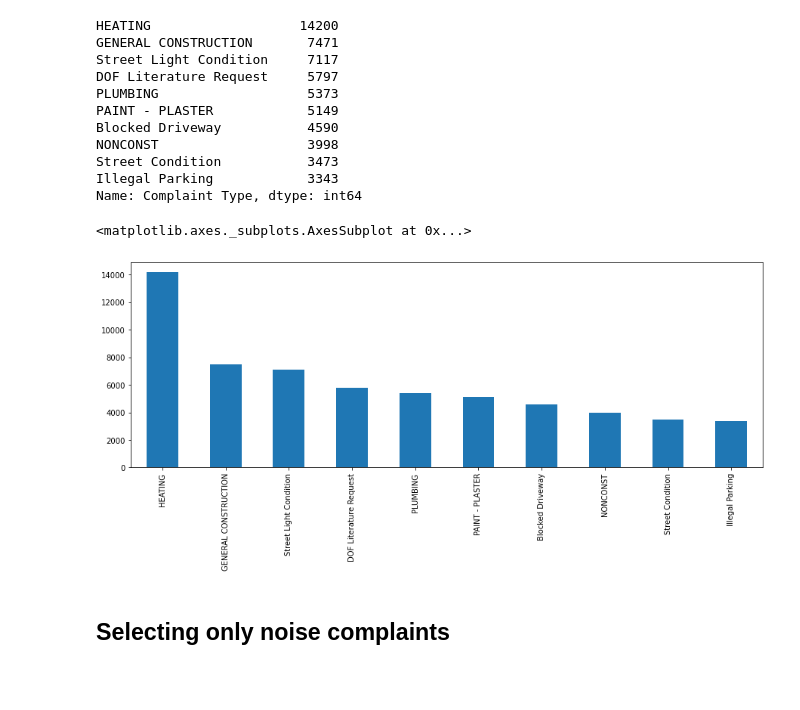
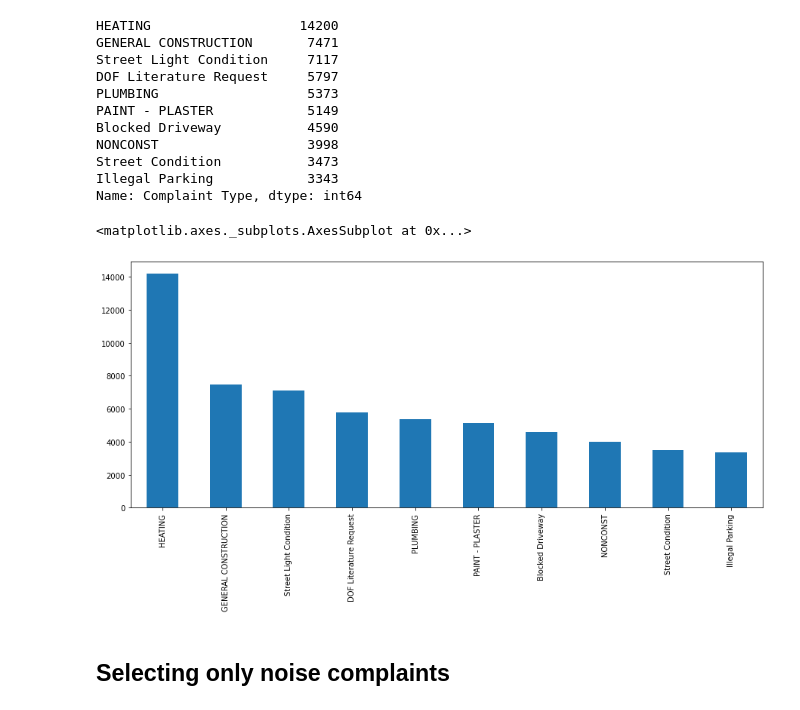
Before and after one commit to ZhangSteven/notebooks, a Jupyter notebook: cookbook_ch02.ipynb, the cells around one changed output. Saved outputs shown, nothing was run; the diff lists cells and outputs as text; code cells hidden in the pictures; blank space fills up the shorter version.

```diff
--- a/cookbook_ch02.ipynb
+++ b/cookbook_ch02.ipynb
@@ -9,7 +9,7 @@ See the [Cookbook](http://github.com/jvns/pandas-cookbook) here, let's start lea
 import pandas as pd
 import matplotlib.pyplot as plt
 
-plt.rcParams['figure.figsize'] = (15, 5)
+# plt.rcParams['figure.figsize'] = (15, 5)
 # %% [markdown]
 This time we are going to use a new dataset here, the 311 service requests from [NYC Open Data](https://nycopendata.socrata.com/Social-Services/311-Service-Requests-from-2010-to-Present/erm2-nwe9). This is a large dataset.
 # %%
@@ -45,10 +45,10 @@ Street Condition           3473
 Illegal Parking            3343
 Name: Complaint Type, dtype: int64
 # %%
-top10.plot(kind='bar')
+top10.plot(kind='bar', figsize=(15,6))
 # %% [output]
 <matplotlib.axes._subplots.AxesSubplot at 0x...>
-[figure, old version]
+[figure, new version]
 # %% [markdown]
 ## Selecting only noise complaints
 # %%
```
Also changed, not shown: parts of 3 cells of this notebook, 3 other files.
